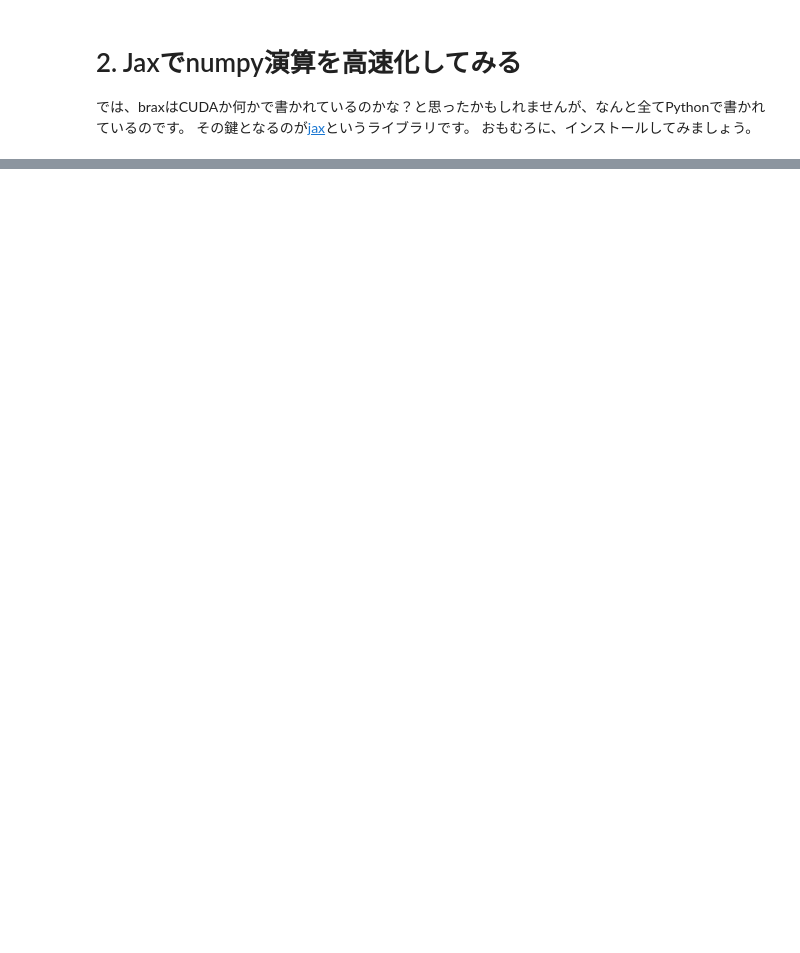
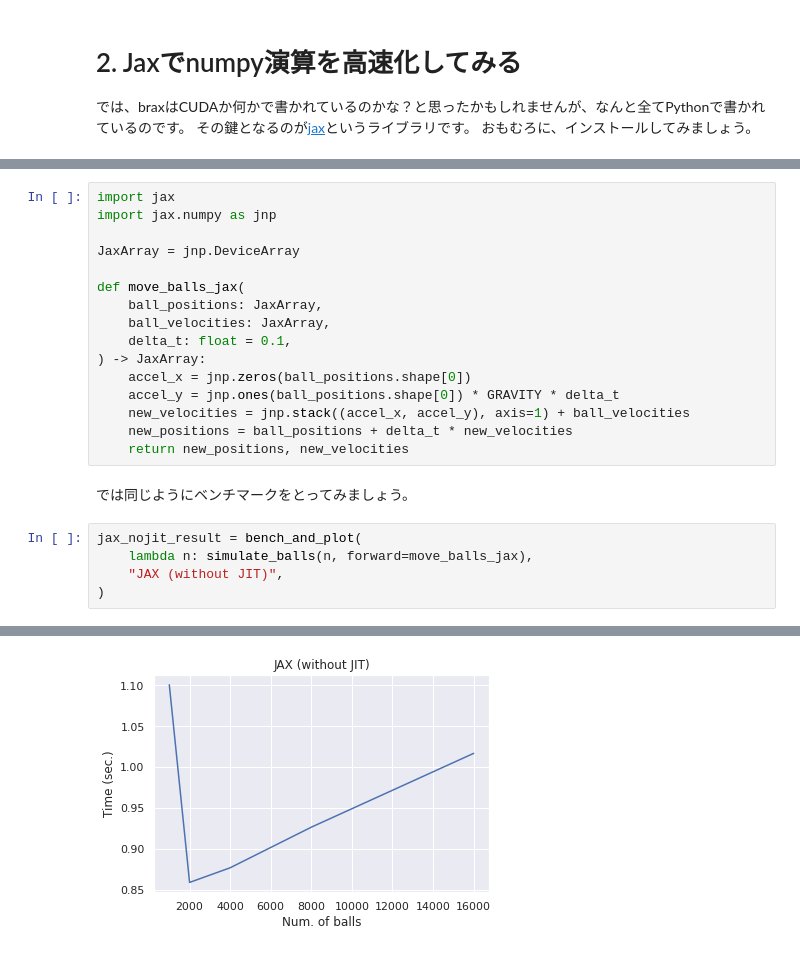
Before and after one commit to kngwyu/rlog, a Jupyter notebook: _notebooks/2021-12-18-jax-brax-haiku.ipynb, the cells around one changed output, grey strips where cells are left out. Drawn from its saved outputs; the diff is of its cells as text; blank space fills up the shorter version.

```diff
--- a/_notebooks/2021-12-18-jax-brax-haiku.ipynb
+++ b/_notebooks/2021-12-18-jax-brax-haiku.ipynb
@@ -78,0 +219,24 @@ MuJoCoシミュレーターに「こことここがジョイントで、可動
+# %%
+import jax
+import jax.numpy as jnp
+
+JaxArray = jnp.DeviceArray
+
+def move_balls_jax(
+    ball_positions: JaxArray,
+    ball_velocities: JaxArray,
+    delta_t: float = 0.1,
+) -> JaxArray:
+    accel_x = jnp.zeros(ball_positions.shape[0])
+    accel_y = jnp.ones(ball_positions.shape[0]) * GRAVITY * delta_t
+    new_velocities = jnp.stack((accel_x, accel_y), axis=1) + ball_velocities
+    new_positions = ball_positions + delta_t * new_velocities
+    return new_positions, new_velocities
+# %% [markdown]
+では同じようにベンチマークをとってみましょう。
+# %%
+jax_nojit_result = bench_and_plot(
+    lambda n: simulate_balls(n, forward=move_balls_jax),
+    "JAX (without JIT)",
+)
+# %% [output]
@@ -78,0 +245 @@ MuJoCoシミュレーターに「こことここがジョイントで、可動
+[figure, added]
```
Also changed, not shown: parts of 12 cells of this notebook.
